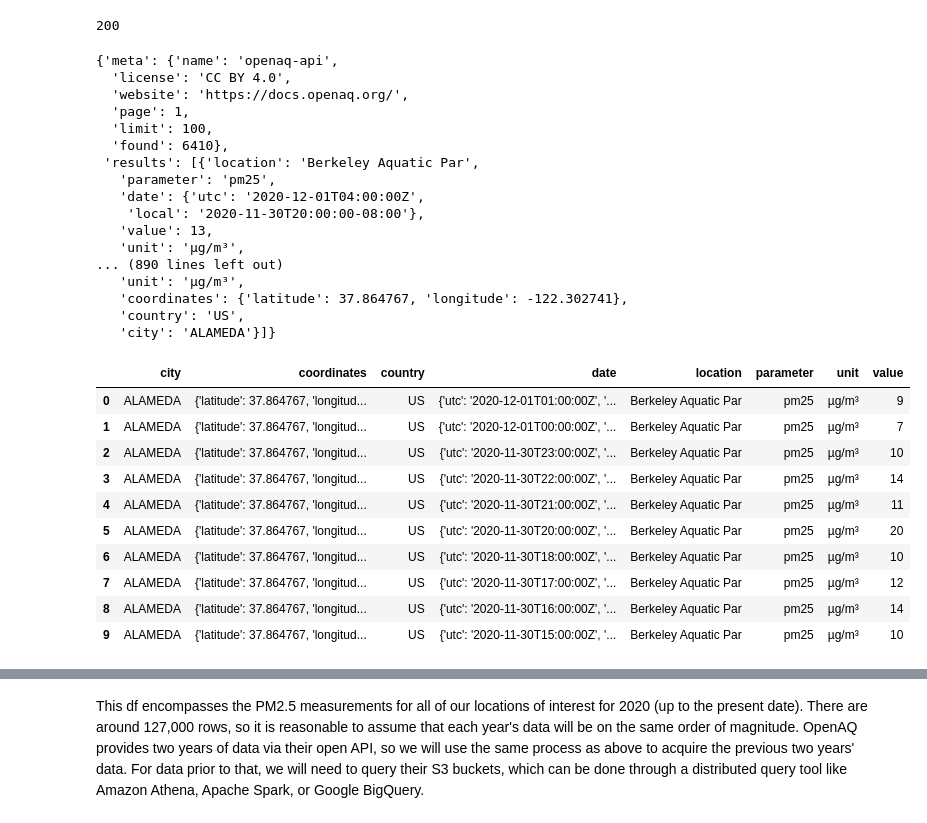
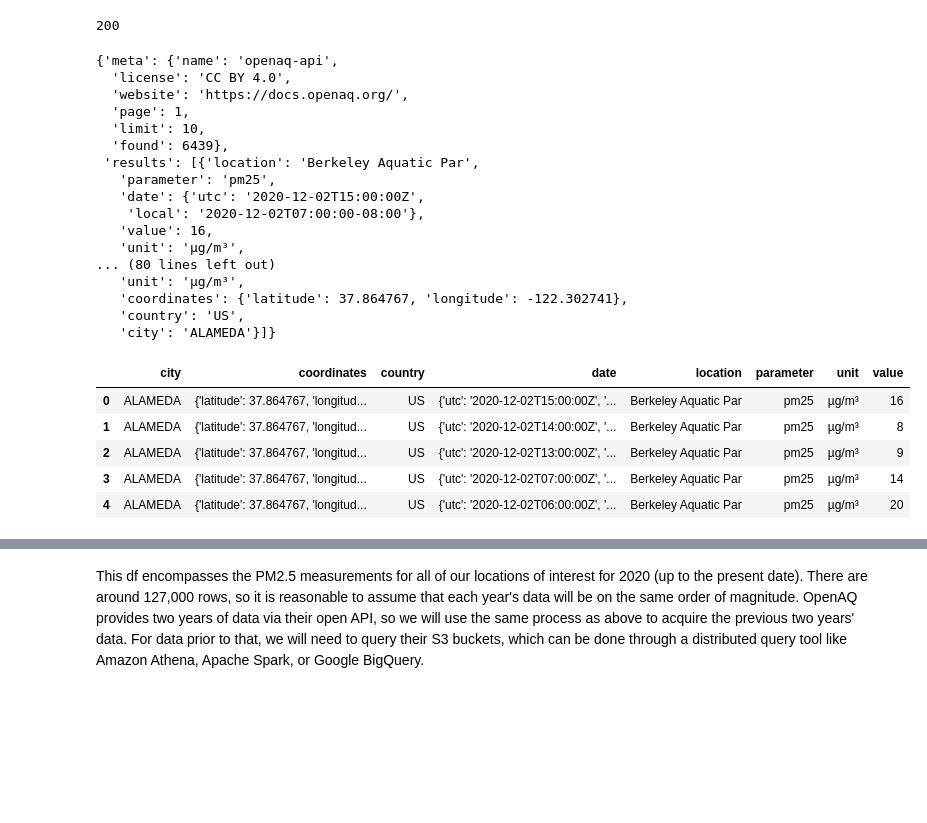
Before and after one commit to siawayforward/DS4A-group-project, a Jupyter notebook: OpenAQ-EDA.ipynb, the cells around one changed output, grey strips where cells are left out. Cells and saved outputs as stored; diff of their text form; code cells hidden in the pictures; blank space fills up the shorter version.

```diff
--- a/OpenAQ-EDA.ipynb
+++ b/OpenAQ-EDA.ipynb
@@ -86,7 +62,8 @@ test_params = {
     'city': 'ALAMEDA',
     'location': 'Berkeley Aquatic Par',
     'parameter': 'pm25',
-    'date_from': '2020-01-01'
+    'date_from': '2020-01-01',
+    'limit': 10
 }
 
 alameda_resp = requests.get('https://api.openaq.org/v1/measurements', test_params)
@@ -100,15 +77,15 @@ alameda_resp.json()
   'license': 'CC BY 4.0',
   'website': 'https://docs.openaq.org/',
   'page': 1,
-  'limit': 100,
-  'found': 6410},
+  'limit': 10,
+  'found': 6439},
  'results': [{'location': 'Berkeley Aquatic Par',
    'parameter': 'pm25',
-   'date': {'utc': '2020-12-01T04:00:00Z',
-    'local': '2020-11-30T20:00:00-08:00'},
-   'value': 13,
+   'date': {'utc': '2020-12-02T15:00:00Z',
+    'local': '2020-12-02T07:00:00-08:00'},
+   'value': 16,
    'unit': 'µg/m³',
-... (890 lines left out)
+... (80 lines left out)
    'unit': 'µg/m³',
    'coordinates': {'latitude': 37.864767, 'longitude': -122.302741},
    'country': 'US',
@@ -116,20 +93,15 @@ alameda_resp.json()
 # %%
 #turning the alameda_resp dictionary into a df
 
 alameda_df = pd.DataFrame.from_dict(alameda_resp.json()['results'])
-alameda_df.head(10)
+alameda_df.head()
 # %% [output]
 |  | city | coordinates | country | date | location | parameter | unit | value |
-| 0 | ALAMEDA | {'latitude': 37.864767, 'longitud... | US | {'utc': '2020-12-01T01:00:00Z', '... | Berkeley Aquatic Par | pm25 | µg/m³ | 9 |
-| 1 | ALAMEDA | {'latitude': 37.864767, 'longitud... | US | {'utc': '2020-12-01T00:00:00Z', '... | Berkeley Aquatic Par | pm25 | µg/m³ | 7 |
-| 2 | ALAMEDA | {'latitude': 37.864767, 'longitud... | US | {'utc': '2020-11-30T23:00:00Z', '... | Berkeley Aquatic Par | pm25 | µg/m³ | 10 |
-| 3 | ALAMEDA | {'latitude': 37.864767, 'longitud... | US | {'utc': '2020-11-30T22:00:00Z', '... | Berkeley Aquatic Par | pm25 | µg/m³ | 14 |
-| 4 | ALAMEDA | {'latitude': 37.864767, 'longitud... | US | {'utc': '2020-11-30T21:00:00Z', '... | Berkeley Aquatic Par | pm25 | µg/m³ | 11 |
-| 5 | ALAMEDA | {'latitude': 37.864767, 'longitud... | US | {'utc': '2020-11-30T20:00:00Z', '... | Berkeley Aquatic Par | pm25 | µg/m³ | 20 |
-| 6 | ALAMEDA | {'latitude': 37.864767, 'longitud... | US | {'utc': '2020-11-30T18:00:00Z', '... | Berkeley Aquatic Par | pm25 | µg/m³ | 10 |
-| 7 | ALAMEDA | {'latitude': 37.864767, 'longitud... | US | {'utc': '2020-11-30T17:00:00Z', '... | Berkeley Aquatic Par | pm25 | µg/m³ | 12 |
-| 8 | ALAMEDA | {'latitude': 37.864767, 'longitud... | US | {'utc': '2020-11-30T16:00:00Z', '... | Berkeley Aquatic Par | pm25 | µg/m³ | 14 |
-| 9 | ALAMEDA | {'latitude': 37.864767, 'longitud... | US | {'utc': '2020-11-30T15:00:00Z', '... | Berkeley Aquatic Par | pm25 | µg/m³ | 10 |
+| 0 | ALAMEDA | {'latitude': 37.864767, 'longitud... | US | {'utc': '2020-12-02T15:00:00Z', '... | Berkeley Aquatic Par | pm25 | µg/m³ | 16 |
+| 1 | ALAMEDA | {'latitude': 37.864767, 'longitud... | US | {'utc': '2020-12-02T14:00:00Z', '... | Berkeley Aquatic Par | pm25 | µg/m³ | 8 |
+| 2 | ALAMEDA | {'latitude': 37.864767, 'longitud... | US | {'utc': '2020-12-02T13:00:00Z', '... | Berkeley Aquatic Par | pm25 | µg/m³ | 9 |
+| 3 | ALAMEDA | {'latitude': 37.864767, 'longitud... | US | {'utc': '2020-12-02T07:00:00Z', '... | Berkeley Aquatic Par | pm25 | µg/m³ | 14 |
+| 4 | ALAMEDA | {'latitude': 37.864767, 'longitud... | US | {'utc': '2020-12-02T06:00:00Z', '... | Berkeley Aquatic Par | pm25 | µg/m³ | 20 |
 # %%
 # get json of all PM2.5 data for the locations of interest; convert to df and combine into one df (pm25_df)
 # print the number of records found for PM2.5 measurements in 2020 for each location
```
Also changed, not shown: parts of 12 cells of this notebook.
